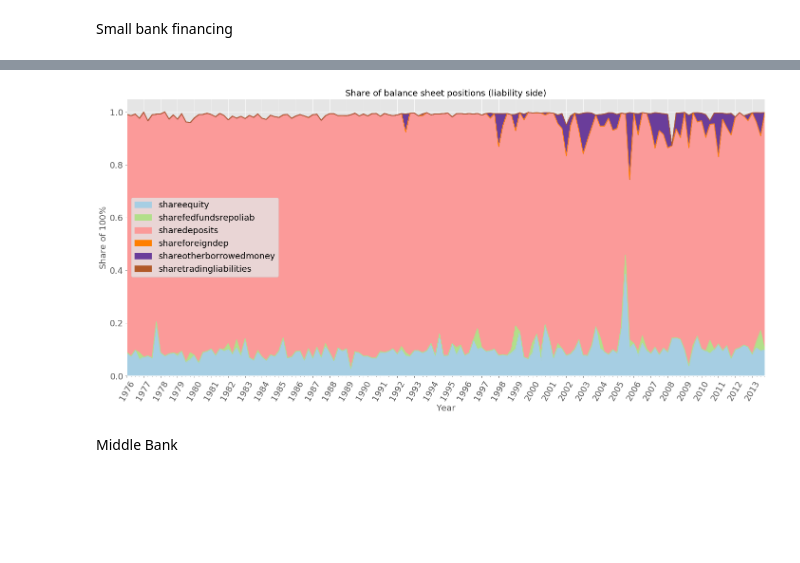
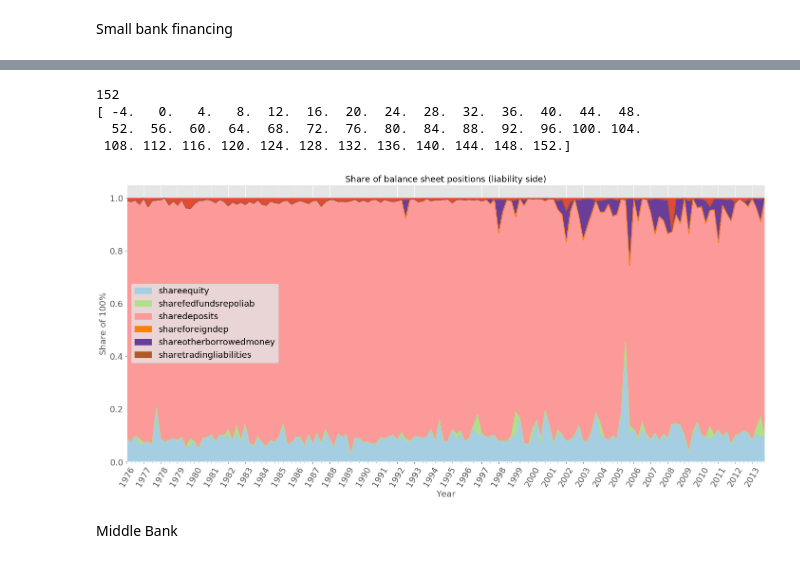
Before and after one commit to Alex-Telonic/BachelorThesisASch, a Jupyter notebook: MedianBank.ipynb, the cells around one changed output, grey strips where cells are left out. Drawn from its saved outputs; the diff is of its cells as text; code cells hidden in the pictures; blank space fills up the shorter version.

```diff
--- a/MedianBank.ipynb
+++ b/MedianBank.ipynb
@@ -472,23 +506,37 @@ for (columnName, columnData) in df_small_banks_median_liab.iteritems():
 df_agg_share.drop(["sharerssdid" , "shareassets", "shareliabilities"], axis=1, inplace=True)
 # %%
 fig, ax = plt.subplots(figsize=(20,10))
-years = [str(year) for year in range(1976, 2014)]
-ax.set_xticks(range(0,152,4))
+years = [str(year) for year in range(1975, 2014)]
+#ax.set_xticks(range(0,152))
+ax.xaxis.set_major_locator(MultipleLocator(4))
 ax.xaxis.set_minor_locator(AutoMinorLocator(4))
 ax.set_title("Share of balance sheet positions (liability side)")
 ax.set_ylabel("Share of 100%")
 #df_agg.assets.plot(ax=ax)
 viridis = cm.get_cmap('Paired', 12)
 df_agg_share.plot.area(ax=ax, colormap=viridis)
 #df_agg.plot.area(ax=ax, y=["shareCash","shareFedfundsrepoasset" ,"shareSecurities","shareLoansnet", "shareTradingassets", "shareInterestratederivatives", "shareOtherassets"])
 ax.set_xticklabels(years, rotation=60)
 ax.legend()
 ax.set_xlabel("Year")
 ax.grid(True)
+#print(ax.get_xticks())
+#fill rest
+df_agg_share_copy = df_agg_share.copy()
+df_agg_share_copy["sum"] =  df_agg_share_copy.sum(axis=1)
+y2 = df_agg_share_copy["sum"].values
+print(len(y2))
+print(ax.get_xticks())
+plt.fill_between(range(0,152), 1 , y2)
+
 plt.tight_layout()
 plt.savefig('LatexVorlage/graphs/DescriptiveStats/MedianBank_ShareofLiabilitiesSmallBank_7613.png')
 # %% [output]
+152
+[ -4.   0.   4.   8.  12.  16.  20.  24.  28.  32.  36.  40.  44.  48.
+  52.  56.  60.  64.  68.  72.  76.  80.  84.  88.  92.  96. 100. 104.
+ 108. 112. 116. 120. 124. 128. 132. 136. 140. 144. 148. 152.]
-[figure, old version]
+[figure, new version]
 # %% [markdown]
 Middle Bank
 # %%
```
Also changed, not shown: parts of 13 cells of this notebook, 8 other files.
